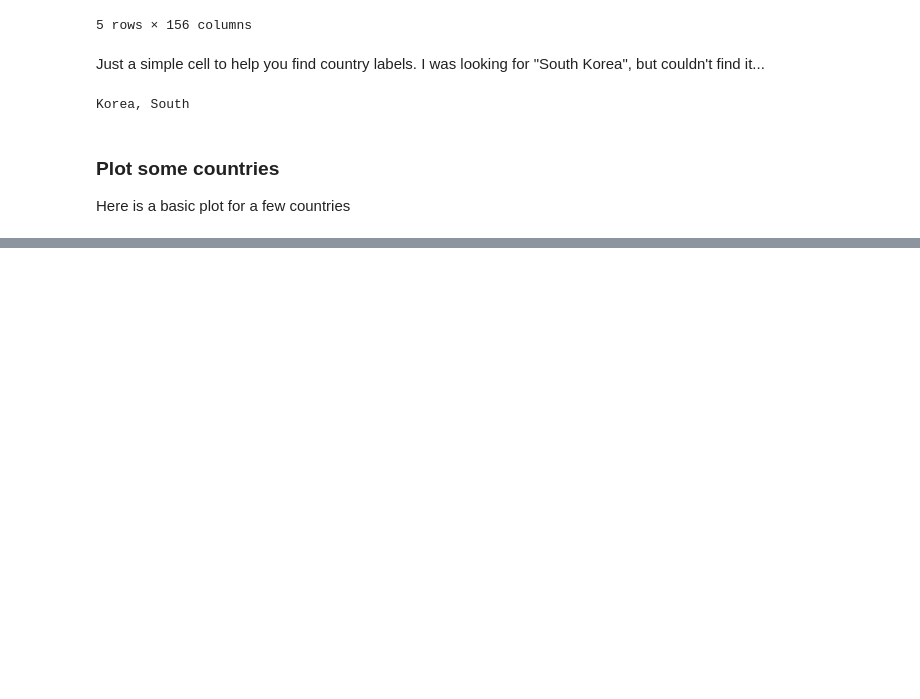
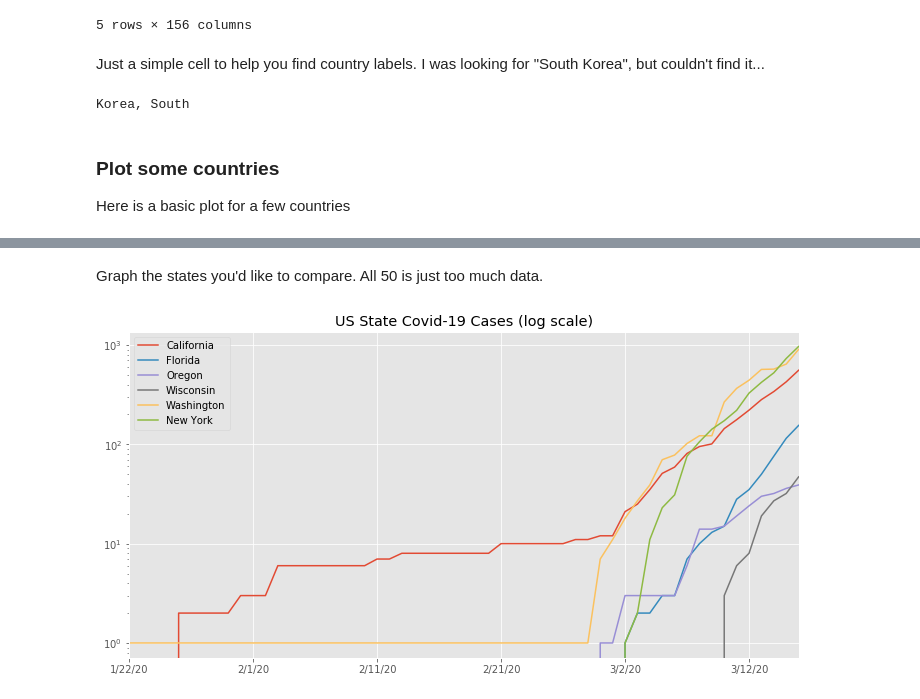
Before and after one commit to rogerallen/random_notebooks, a Jupyter notebook: covid19_plot.ipynb, the cells around one changed output, grey strips where cells are left out. Saved outputs shown, nothing was run; the diff lists cells and outputs as text; code cells hidden in the pictures; blank space fills up the shorter version.

```diff
--- a/covid19_plot.ipynb
+++ b/covid19_plot.ipynb
@@ -75,0 +105,29 @@ x = plt.legend()
+# %%
+cv19_us_df = cv19_raw_df.filter(like='US',axis=0).copy()
+
+# there is probably a better way to do this
+state_list = []
+for p in cv19_us_df["Province/State"]:
+    if p.find(",") > 0:
+        city, state_abbrev = p.split(", ")
+        state_abbrev = state_abbrev.replace(".","").strip()
+        state_list.append(abbrev_us_state[state_abbrev])
+    else:
+        state_list.append(p)
+cv19_us_df["State"] = np.asarray(state_list)
+
+cv19_us_df = cv19_us_df.groupby(["Country/Region","State"]).sum()
+
+cv19_us_df.reset_index(inplace=True)
+cv19_us_df.set_index("State",inplace=True)
+cv19_us_df = cv19_us_df.T[3:]
+# %% [markdown]
+Graph the states you'd like to compare.  All 50 is just too much data.
+# %%
+states = ["California","Florida","Oregon","Wisconsin","Washington","New York"]
+for state in states:
+    cv19_us_df[state].plot(label=state,figsize=(12,6),logy=True)
+plt.title("US State Covid-19 Cases (log scale)")
+x = plt.legend()
+# %% [output]
+[figure, added]
```
Also changed, not shown: parts of 7 cells of this notebook.
